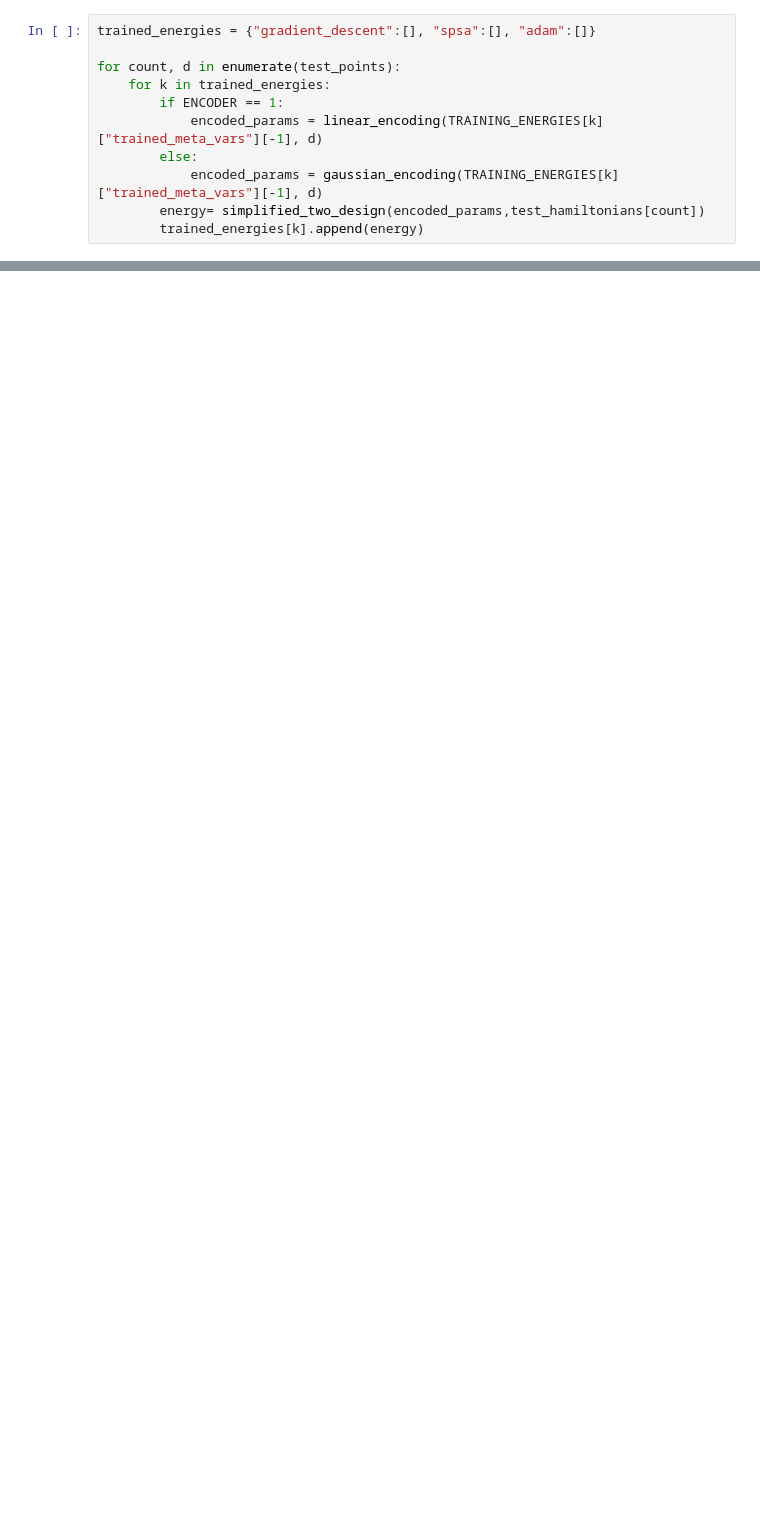
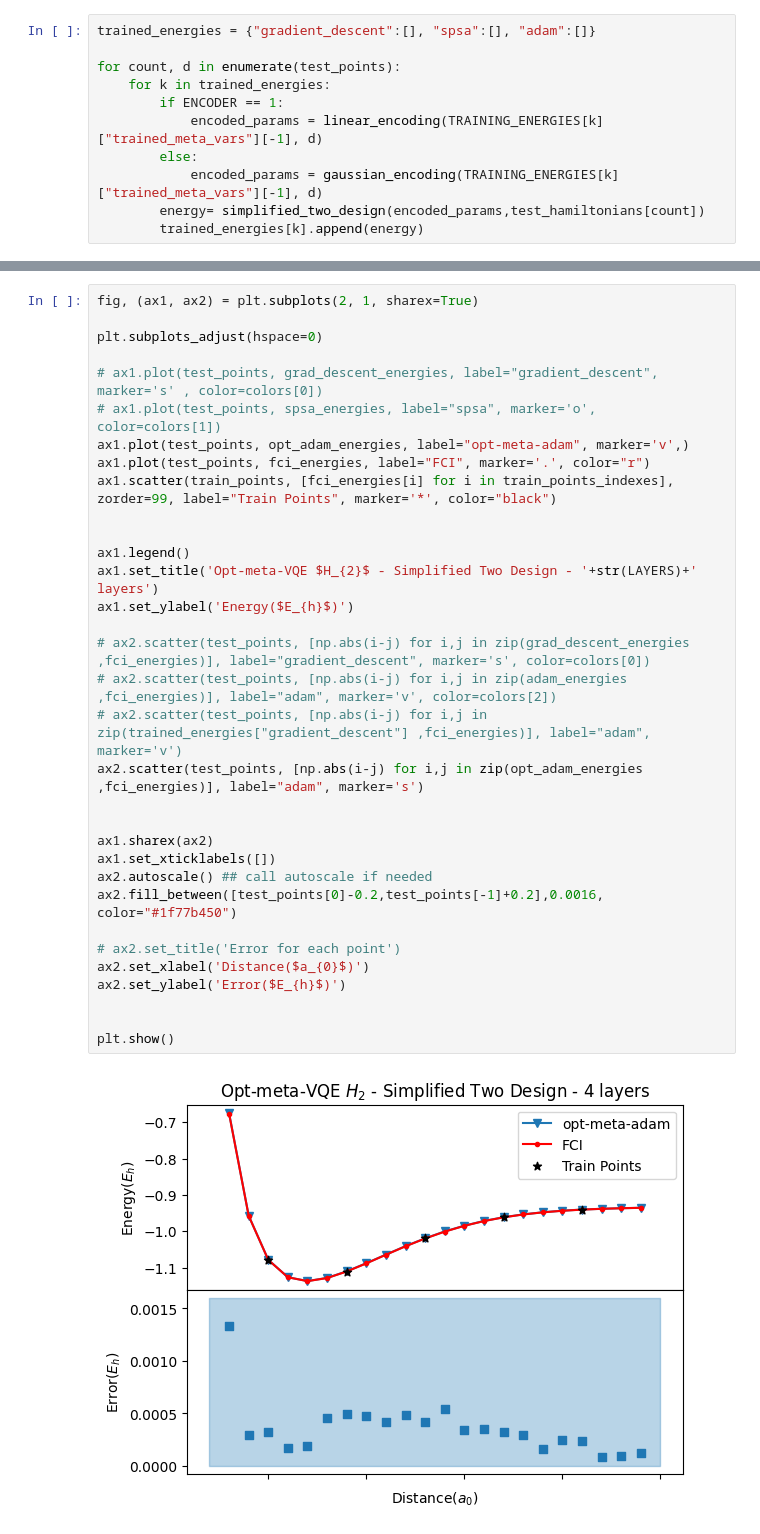
Before and after one commit to sergioandrescs/meta-VQE-pennylane, a Jupyter notebook: meta_VQE_pennylane_catalyst_symplified_two_design.ipynb, the cells around one changed output, grey strips where cells are left out. Drawn from its saved outputs; the diff is of its cells as text; blank space fills up the shorter version.

```diff
--- a/meta_VQE_pennylane_catalyst_symplified_two_design.ipynb
+++ b/meta_VQE_pennylane_catalyst_symplified_two_design.ipynb
@@ -546,0 +567,35 @@ plt.show
+# %%
+fig, (ax1, ax2) = plt.subplots(2, 1, sharex=True)
+
+plt.subplots_adjust(hspace=0)
+
+# ax1.plot(test_points, grad_descent_energies, label="gradient_descent", marker='s' , color=colors[0])
+# ax1.plot(test_points, spsa_energies, label="spsa", marker='o', color=colors[1])
+ax1.plot(test_points, opt_adam_energies, label="opt-meta-adam", marker='v',)
+ax1.plot(test_points, fci_energies, label="FCI", marker='.', color="r")
+ax1.scatter(train_points, [fci_energies[i] for i in train_points_indexes], zorder=99, label="Train Points", marker='*', color="black")
+
+
+ax1.legend()
+ax1.set_title('Opt-meta-VQE $H_{2}$ - Simplified Two Design - '+str(LAYERS)+' layers')
+ax1.set_ylabel('Energy($E_{h}$)')
+
+# ax2.scatter(test_points, [np.abs(i-j) for i,j in zip(grad_descent_energies ,fci_energies)], label="gradient_descent", marker='s', color=colors[0])
+# ax2.scatter(test_points, [np.abs(i-j) for i,j in zip(adam_energies ,fci_energies)], label="adam", marker='v', color=colors[2])
+# ax2.scatter(test_points, [np.abs(i-j) for i,j in zip(trained_energies["gradient_descent"] ,fci_energies)], label="adam", marker='v')
+ax2.scatter(test_points, [np.abs(i-j) for i,j in zip(opt_adam_energies ,fci_energies)], label="adam", marker='s')
+
+
+ax1.sharex(ax2)
+ax1.set_xticklabels([])
+ax2.autoscale() ## call autoscale if needed
+ax2.fill_between([test_points[0]-0.2,test_points[-1]+0.2],0.0016, color="#1f77b450")
+
+# ax2.set_title('Error for each point')
+ax2.set_xlabel('Distance($a_{0}$)')
+ax2.set_ylabel('Error($E_{h}$)')
+
+
+plt.show()
+# %% [output]
+[figure, added]
```
Also changed, not shown: parts of 11 cells of this notebook, 1 other file.
